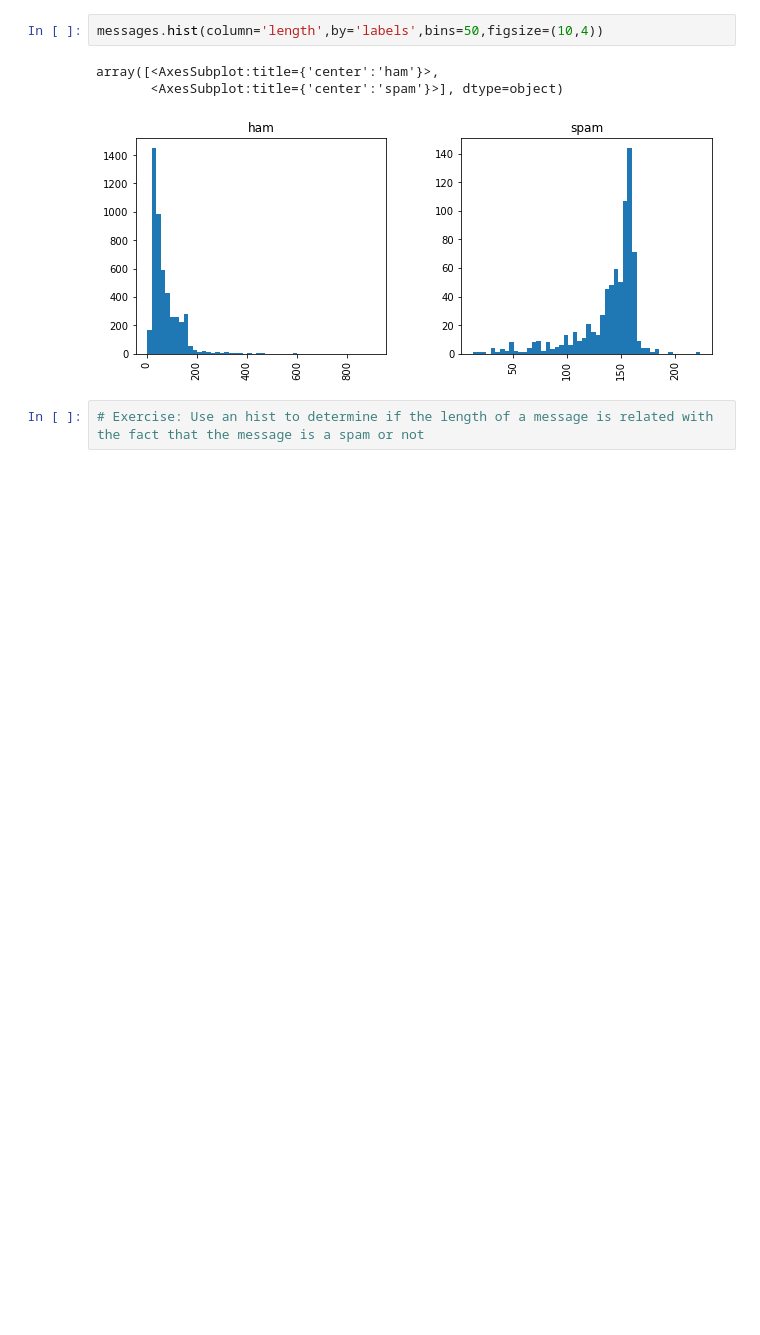
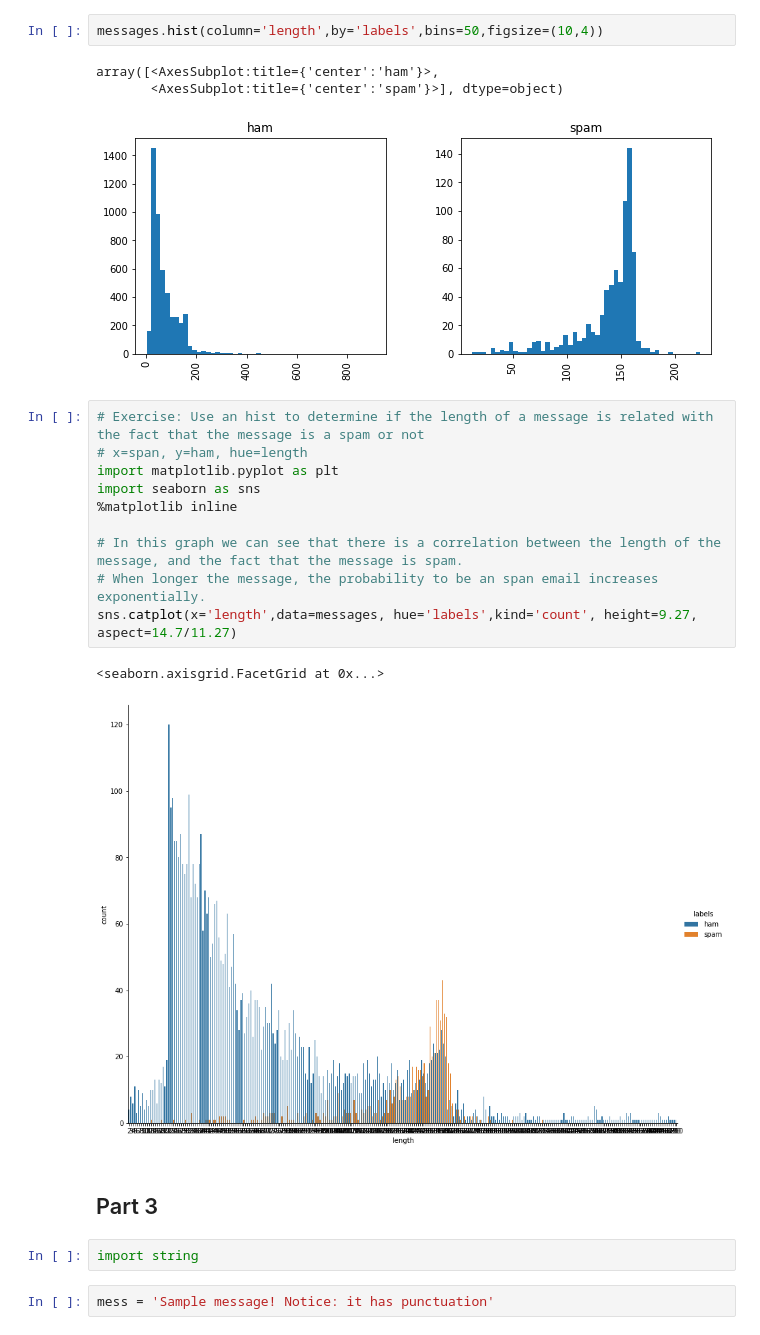
Before and after one commit to abel672/python-data-analysis-visualization, a Jupyter notebook: Section-9-Machine-Learning/06-Natural-Language-Processing.ipynb, the cells around one changed output. Saved outputs shown, nothing was run; the diff lists cells and outputs as text; blank space fills up the shorter version.

Commit message:
Natural Language Processing part 2: Text Processing and Analysis

```diff
--- a/Section-9-Machine-Learning/06-Natural-Language-Processing.ipynb
+++ b/Section-9-Machine-Learning/06-Natural-Language-Processing.ipynb
@@ -114,5 +114,22 @@ messages.hist(column='length',by='labels',bins=50,figsize=(10,4))
 array([<AxesSubplot:title={'center':'ham'}>,
        <AxesSubplot:title={'center':'spam'}>], dtype=object)
 [figure]
-# %%
-# Exercise: Use an hist to determine if the length of a message is related with the fact that the message is a spam or not
+# %%
+# Exercise: Use an hist to determine if the length of a message is related with the fact that the message is a spam or not
+# x=span, y=ham, hue=length
+import matplotlib.pyplot as plt
+import seaborn as sns
+%matplotlib inline
+
+# In this graph we can see that there is a correlation between the length of the message, and the fact that the message is spam.
+# When longer the message, the probability to be an span email increases exponentially.
+sns.catplot(x='length',data=messages, hue='labels',kind='count', height=9.27, aspect=14.7/11.27)
+# %% [output]
+<seaborn.axisgrid.FacetGrid at 0x...>
+[figure, added]
+# %% [markdown]
+## Part 3
+# %%
+import string
+# %%
+mess = 'Sample message! Notice: it has punctuation'
```
Also changed, not shown: parts of 24 cells of this notebook, 1 other file.
